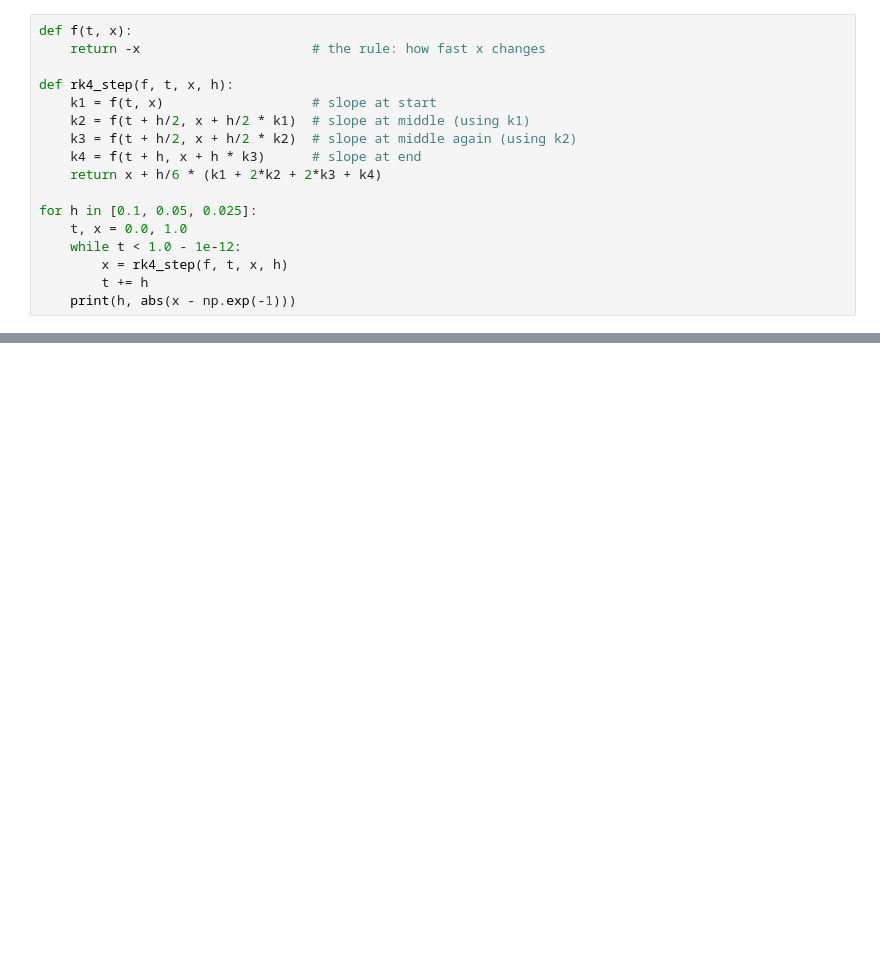
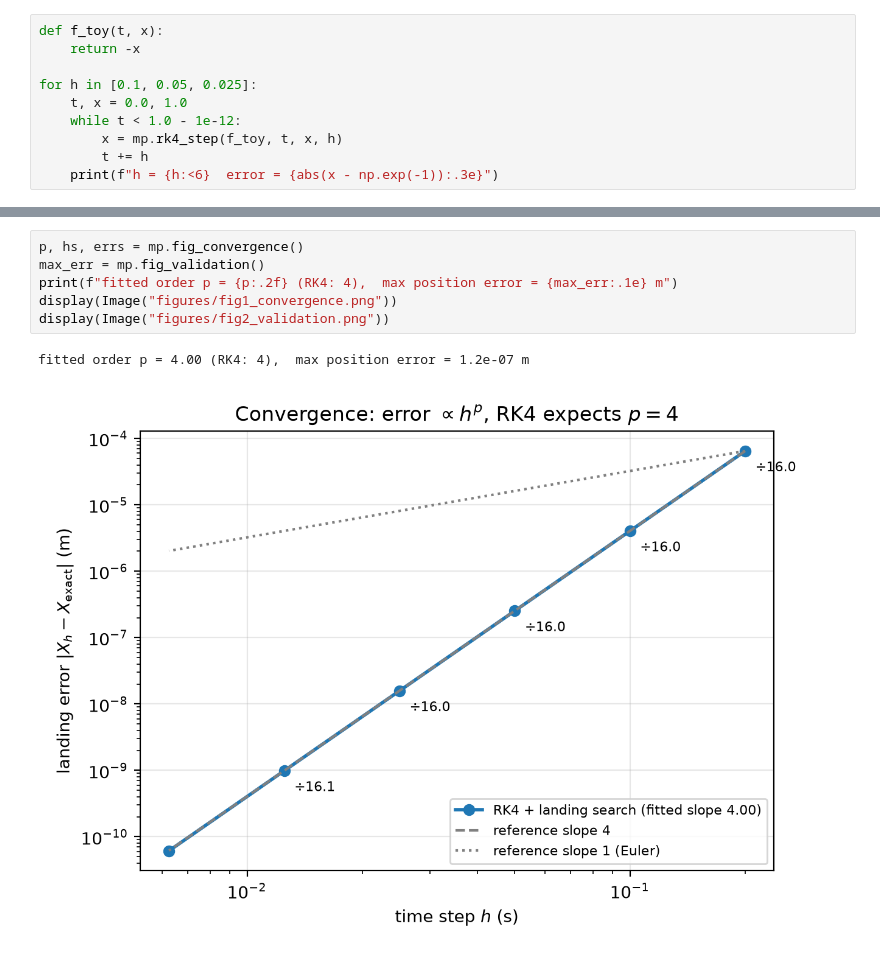
Before and after one commit to tcanabrava/computational_methods_ski, a Jupyter notebook: scripts/jump.ipynb, the cells around one changed output, grey strips where cells are left out. Saved outputs shown, nothing was run; the diff lists cells and outputs as text; blank space fills up the shorter version.

```diff
--- a/scripts/jump.ipynb
+++ b/scripts/jump.ipynb
@@ -7,17 +22,10 @@ from tomaz_aerodynamics import aerodynamic_forces, angle_of_attack, ground_veloc
 # %%
-def f(t, x):
-    return -x                      # the rule: how fast x changes
-
-def rk4_step(f, t, x, h):
-    k1 = f(t, x)                   # slope at start
-    k2 = f(t + h/2, x + h/2 * k1)  # slope at middle (using k1)
-    k3 = f(t + h/2, x + h/2 * k2)  # slope at middle again (using k2)
-    k4 = f(t + h, x + h * k3)      # slope at end
-    return x + h/6 * (k1 + 2*k2 + 2*k3 + k4)
+def f_toy(t, x):
+    return -x
 
 for h in [0.1, 0.05, 0.025]:
     t, x = 0.0, 1.0
     while t < 1.0 - 1e-12:
-        x = rk4_step(f, t, x, h)
+        x = mp.rk4_step(f_toy, t, x, h)
         t += h
-    print(h, abs(x - np.exp(-1)))
+    print(f"h = {h:<6}  error = {abs(x - np.exp(-1)):.3e}")
@@ -698,0 +40,9 @@ Figures written to /home/gayhmeer/computational_methods_ski/scripts/figures
+# %%
+p, hs, errs = mp.fig_convergence()
+max_err = mp.fig_validation()
+print(f"fitted order p = {p:.2f} (RK4: 4),  max position error = {max_err:.1e} m")
+display(Image("figures/fig1_convergence.png"))
+display(Image("figures/fig2_validation.png"))
+# %% [output]
+fitted order p = 4.00 (RK4: 4),  max position error = 1.2e-07 m
+[figure, added]
```
Also changed, not shown: parts of 25 cells of this notebook, 2 other files.
